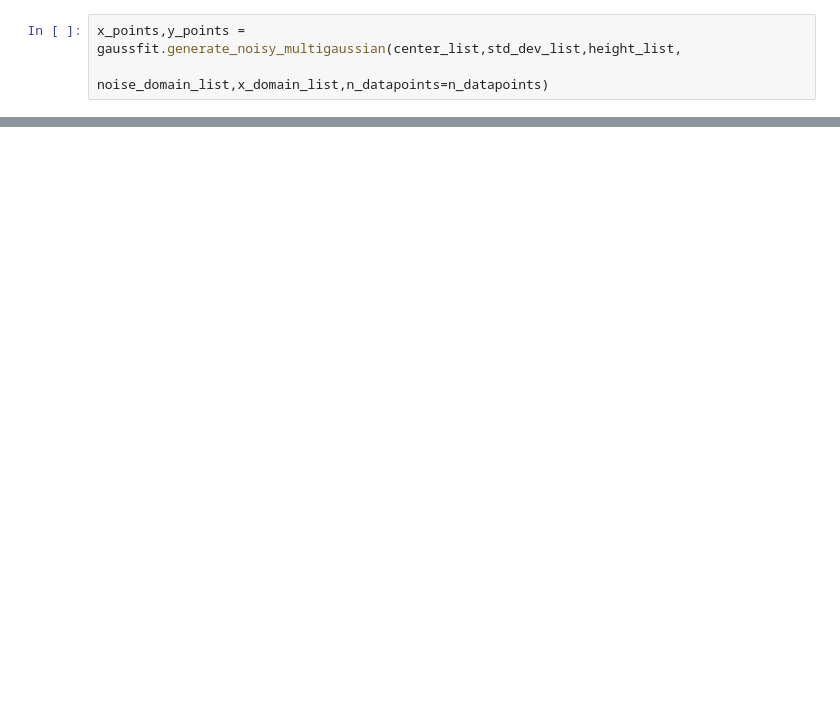
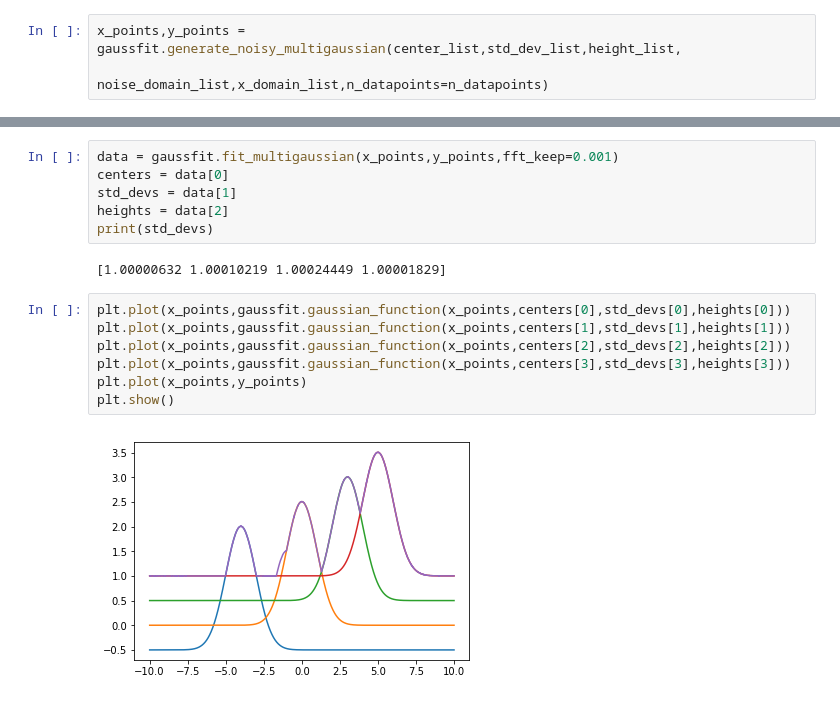
Before and after one commit to psmd-iberutaru/Akamai-Internship, a Jupyter notebook: Codebase/gaussian_fitting.ipynb, the cells around one changed output, grey strips where cells are left out. Drawn from its saved outputs; the diff is of its cells as text; blank space fills up the shorter version.

Commit message:
Finished multigaussian fitting algorithim. Fixed a bug with the main gaussian equation and with the validations.

```diff
--- a/Codebase/gaussian_fitting.ipynb
+++ b/Codebase/gaussian_fitting.ipynb
@@ -152,0 +170,17 @@ plt.show()
+# %%
+data = gaussfit.fit_multigaussian(x_points,y_points,fft_keep=0.001)
+centers = data[0]
+std_devs = data[1]
+heights = data[2]
+print(std_devs)
+# %% [output]
+[1.00000632 1.00010219 1.00024449 1.00001829]
+# %%
+plt.plot(x_points,gaussfit.gaussian_function(x_points,centers[0],std_devs[0],heights[0]))
+plt.plot(x_points,gaussfit.gaussian_function(x_points,centers[1],std_devs[1],heights[1]))
+plt.plot(x_points,gaussfit.gaussian_function(x_points,centers[2],std_devs[2],heights[2]))
+plt.plot(x_points,gaussfit.gaussian_function(x_points,centers[3],std_devs[3],heights[3]))
+plt.plot(x_points,y_points)
+plt.show()
+# %% [output]
+[figure, added]
```
Also changed, not shown: parts of 4 cells of this notebook, 2 other files.
